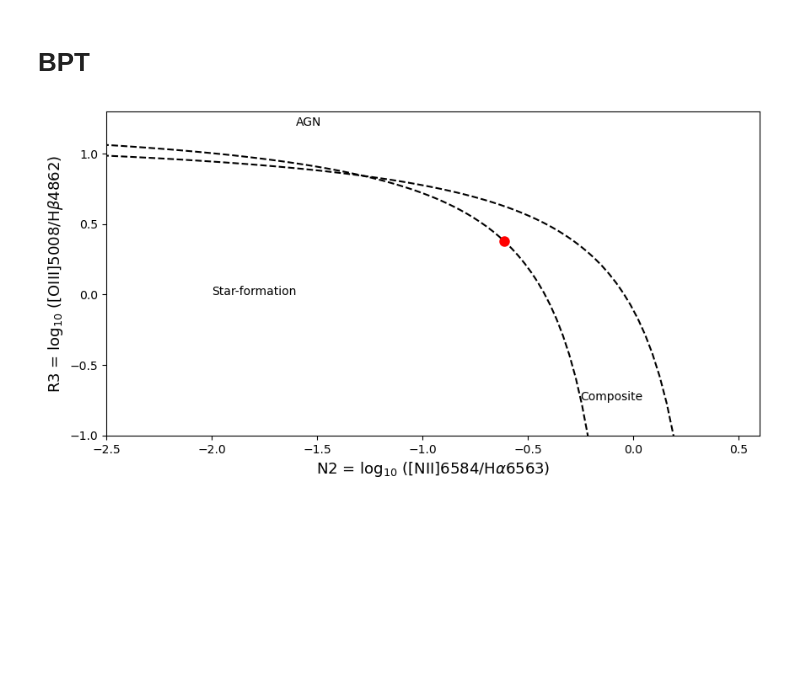
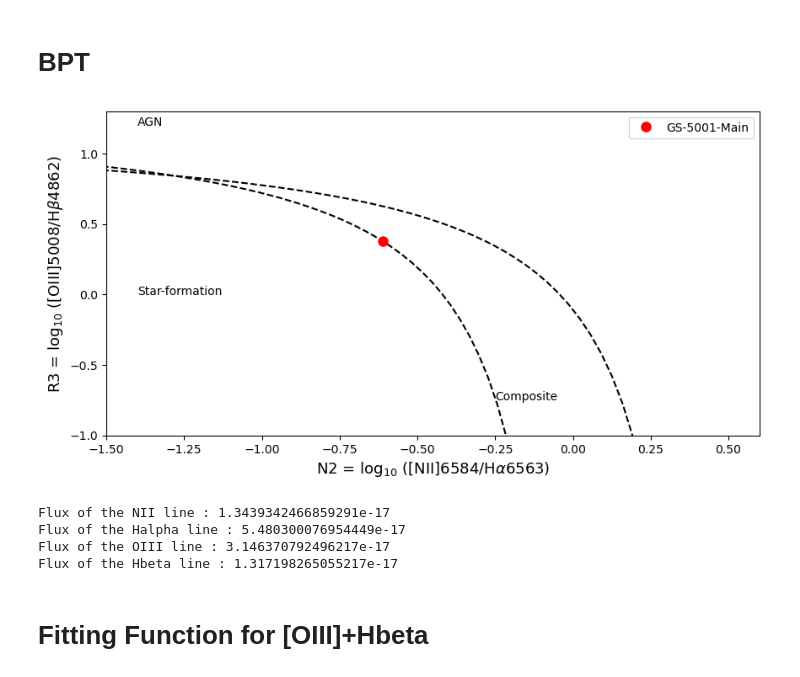
Before and after one commit to honzascholtz/Qubespec, a Jupyter notebook: Tutorial/Torun_school/2_Emission_line_tutorial.ipynb, the cells around one changed output. Drawn from its saved outputs; the diff is of its cells as text; code cells hidden in the pictures; blank space fills up the shorter version.

```diff
--- a/Tutorial/Torun_school/2_Emission_line_tutorial.ipynb
+++ b/Tutorial/Torun_school/2_Emission_line_tutorial.ipynb
@@ -293,22 +289,22 @@ Unlike with SNR, the equation for flux is not dependant on the number of channel
 # %%
 import scipy.integrate as scpi # we will use scipy's integrate simpsons function to do this
 
-wv0 = 5008*(1+popt[0])/1e4
-fwhm = popt[5]
+wv0 = 5008*(1+popt_oiii[0])/1e4
+fwhm = popt_oiii[-1]
 
 a = 1./(2*(fwhm/3e5*wv0/2.35482)**2)
-Flux_OIII = popt[3]*np.sqrt(np.pi/a) *1e-15 # Remember when I said that we normalize the spectrum earlier? That where the 1e-15 factor comes in
+Flux_OIII = popt_oiii[3]*np.sqrt(np.pi/a) *1e-15 # Remember when I said that we normalize the spectrum earlier? That where the 1e-15 factor comes in
 
 
-print('Flux of the line is: ', Flux_OIII, 'ergs/s/cm-2')
+print('Flux of the [OIII] line is: ', Flux_OIII, 'ergs/s/cm-2')
 
-wv0 = 4860*(1+popt[0])/1e4
-fwhm = popt[5]
+wv0 = 4860*(1+popt_oiii[0])/1e4
+fwhm = popt_oiii[-1]
 
 a = 1./(2*(fwhm/3e5*wv0/2.35482)**2)
-Flux_Hbeta = popt[4]*np.sqrt(np.pi/a) *1e-15 # Remember when I said that we normalize the spectrum earlier? That where the 1e-15 factor comes in
+Flux_Hbeta = popt_oiii[4]*np.sqrt(np.pi/a) *1e-15 # Remember when I said that we normalize the spectrum earlier? That where the 1e-15 factor comes in
 
-print('Flux of the line is: ', Flux_Hbeta, 'ergs/s/cm-2')
+print('Flux of the Hbeta line is: ', Flux_Hbeta, 'ergs/s/cm-2')
 # %% [output]
 Flux of the line is:  3.146370792496217e-17 ergs/s/cm-2
 Flux of the line is:  1.317198265055217e-17 ergs/s/cm-2
@@ -378,7 +374,7 @@ from scipy.optimize import curve_fit
 # Change initial conditions to match the variables in the function
 init_c = [z,np.median(D1_spec),0.01, peak, peak/7,peak/15,peak/15, 200. ]
 
-popt, pcov = curve_fit(Halpha_NII_SII, obs_wave[fit_loc], D1_spec[fit_loc], sigma= error[fit_loc], p0= init_c)
+popt_hal, pcov_hal = curve_fit(Halpha_NII_SII, obs_wave[fit_loc], D1_spec[fit_loc], sigma= error[fit_loc], p0= init_c)
 # %%
 plt.figure()
 plt.plot( wave, flux, drawstyle='steps-mid')
@@ -405,7 +401,7 @@ plt.show()
 # %%
 # Extract Emission line parameters from the fit
 
-def flux_calc(index, rest_wave):
+def flux_calc(index, rest_wave, popt):
 
     wv0 = rest_wave*(1+popt[0])/1e4
     fwhm = popt[-1]
@@ -415,17 +411,17 @@ def flux_calc(index, rest_wave):
 
     return Flux
 
-Flux_hal =  flux_calc(3, 6564.52)
-Flux_NII = flux_calc(4 ,6584.52)
-Flux_SIIr = flux_calc(5, 6732.67)
-Flux_SIIb = flux_calc(6, 6718.29)
+Flux_hal =  flux_calc(3, 6564.52, popt_hal)
+Flux_NII = flux_calc(4 ,6584.52, popt_hal)
+Flux_SIIr = flux_calc(5, 6732.67, popt_hal)
+Flux_SIIb = flux_calc(6, 6718.29, popt_hal)
 print('Halpha_flux', Flux_hal, 'ergs/s/cm-2')
 print('NII_flux', Flux_NII, 'ergs/s/cm-2')
 print('SIIr_flux', Flux_SIIr, 'ergs/s/cm-2')
 print('SIIb_flux', Flux_SIIb, 'ergs/s/cm-2')
 
 
-def SNR_calc(index, rest_wave):
+def SNR_calc(index, rest_wave, popt):
     wv0 = rest_wave*(1+popt[0])/1e4
     fwhm = popt[-1]
     fwhm_wv = fwhm/3e5*wv0
@@ -439,10 +435,10 @@ def SNR_calc(index, rest_wave):
     SNR = (sum(flux_sel)/np.sqrt(n)) * (1./error[100])
     return SNR
 
-print('SNR of the Halpha line :', SNR_calc(3, 6564.52))
-print('SNR of the NII line :', SNR_calc(4, 6584.52))
-print('SNR of the SIIr line :', SNR_calc(5, 6732.67))
-print('SNR of the SIIb line :', SNR_calc(6, 6718.29))
+print('SNR of the Halpha line :', SNR_calc(3, 6564.52, popt_hal))
+print('SNR of the NII line :', SNR_calc(4, 6584.52, popt_hal))
+print('SNR of the SIIr line :', SNR_calc(5, 6732.67, popt_hal))
+print('SNR of the SIIb line :', SNR_calc(6, 6718.29, popt_hal))
 # %% [output]
 Halpha_flux 5.480300076954449e-17 ergs/s/cm-2
 NII_flux 1.3439342466859291e-17 ergs/s/cm-2
@@ -457,30 +453,43 @@ SNR of the SIIb line : 20.77816313493417
 # %%
 f, (ax) = plt.subplots(1, figsize=(10,5))
 
 x01 = np.linspace(-3,0.4,100)
 x03 = np.linspace(-3,0,100)
 
 x01 = np.linspace(-3,0.4,100)
 x03 = np.linspace(-3,0,100)
 Ka01 = 0.61/(x01-0.47) +1.19
 Ka03 = 0.61/(x03-0.05) +1.3
 
 
 ax.plot(x01, Ka01, 'k--')
 ax.plot(x03, Ka03, 'k--')
 
-ax.text(-2, -0., 'Star-formation')
-ax.text(-1.6, 1.2, 'AGN')
+ax.text(-1.4, -0., 'Star-formation')
+ax.text(-1.4, 1.2, 'AGN')
 ax.text(-0.25, -0.75, 'Composite')
 
-ax.set_xlim(-2.5,0.6)
+ax.set_xlim(-1.5,0.6)
 ax.set_ylim(-1,1.3)
 ax.set_ylabel(r'R3 = log$_{10}$ ([OIII]5008/H$\beta$4862)', fontsize=13)
 ax.set_xlabel(r'N2 = log$_{10}$ ([NII]6584/H$\alpha$6563)', fontsize=13)
 
 
 ax.plot(np.log10(Flux_NII/Flux_hal), np.log10(Flux_OIII/Flux_Hbeta), 'ro', markersize=8, label='GS-5001-Main'  )
 
+ax.legend(loc='best')
 plt.show()
 # %% [output]
-[figure, old version]
+[figure, new version]
+# %%
+print('Flux of the NII line :', Flux_NII)
+print('Flux of the Halpha line :', Flux_hal)
+print('Flux of the OIII line :', Flux_OIII)
+print('Flux of the Hbeta line :',   Flux_Hbeta)
+# %% [output]
+Flux of the NII line : 1.3439342466859291e-17
+Flux of the Halpha line : 5.480300076954449e-17
+Flux of the OIII line : 3.146370792496217e-17
+Flux of the Hbeta line : 1.317198265055217e-17
+# %% [markdown]
+# Fitting Function for [OIII]+Hbeta
```
Also changed, not shown: parts of 6 cells of this notebook.
